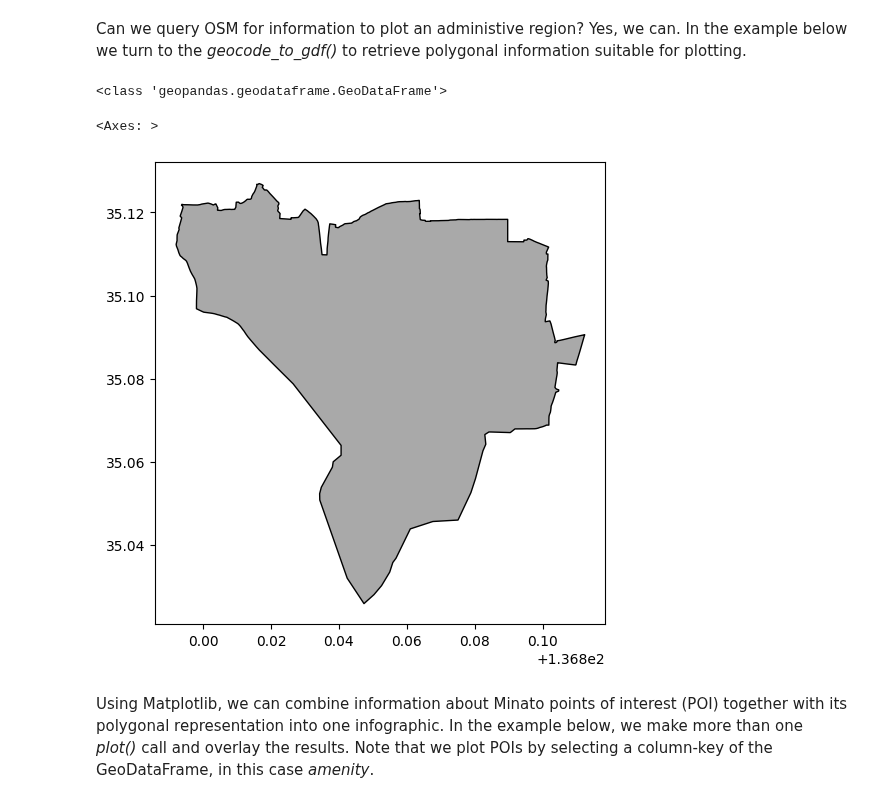
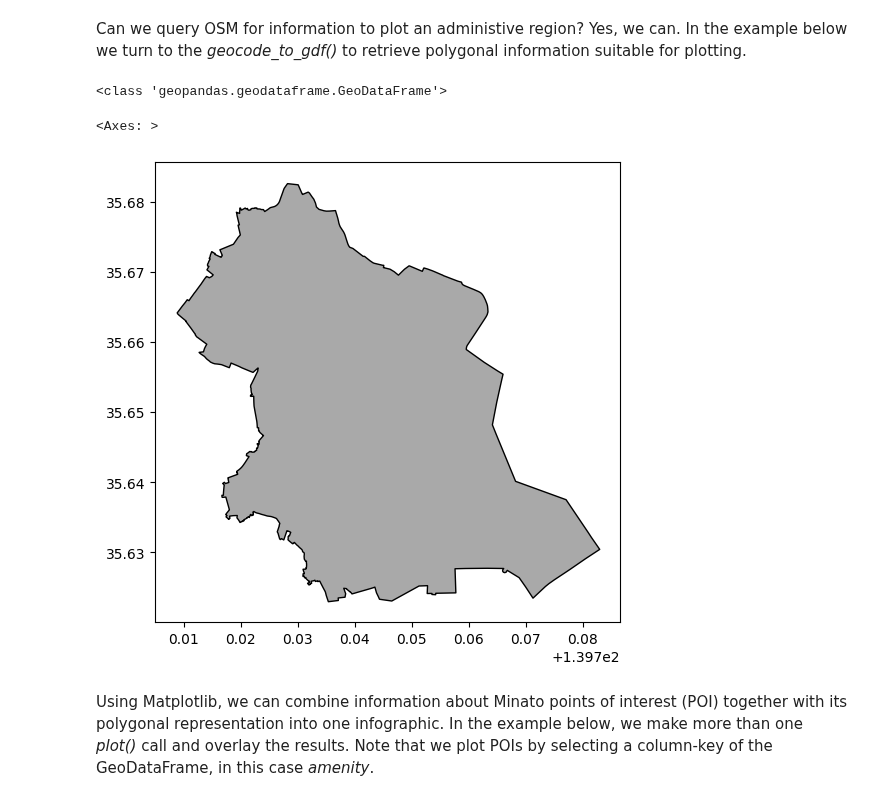
Before and after one commit to csaatechnicalarts/ML_Bootcamp, a Jupyter notebook: Intro_OSMnx.ipynb, the cells around one changed output. Saved outputs shown, nothing was run; the diff lists cells and outputs as text; code cells hidden in the pictures.

Commit message:
Update: Changed OSM administrative region from Minato Ward (Nagoya) to Minato City (Tokyo Metro). Inserted screenshot of OSM Minato City map.

```diff
--- a/Intro_OSMnx.ipynb
+++ b/Intro_OSMnx.ipynb
@@ -78,13 +77,13 @@ Index(['geometry', 'fee', 'name', 'name:en', 'name:ja', 'note', 'note:ja',
 # %% [markdown]
 Can we query OSM for information to plot an administive region? Yes, we can. In the example below we turn to the *geocode_to_gdf()* to retrieve polygonal information suitable for plotting.
 # %%
-admin_minato = ox.geocode_to_gdf('Minato Ward')
+admin_minato = ox.geocode_to_gdf('Minato, Tokyo')
 print(type(admin_minato))
 admin_minato.plot(color='darkgrey', edgecolor='k', figsize=(6,6))
 # %% [output]
 <class 'geopandas.geodataframe.GeoDataFrame'>
 <Axes: >
-[figure, old version]
+[figure, new version]
 # %% [markdown]
 Using Matplotlib, we can combine information about Minato points of interest (POI) together with its polygonal representation into one infographic. In the example below, we make more than one *plot()* call and overlay the results. Note that we plot POIs by selecting a column-key of the GeoDataFrame, in this case *amenity*.
 # %%
```
Also changed, not shown: parts of 12 cells of this notebook.
